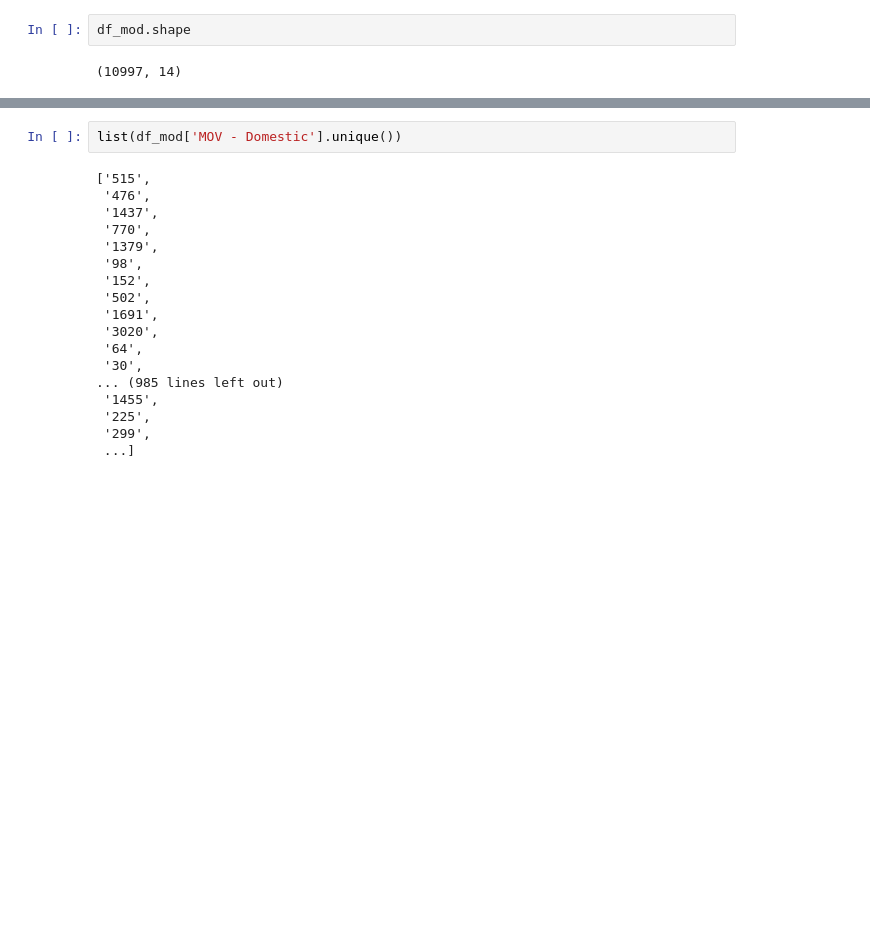
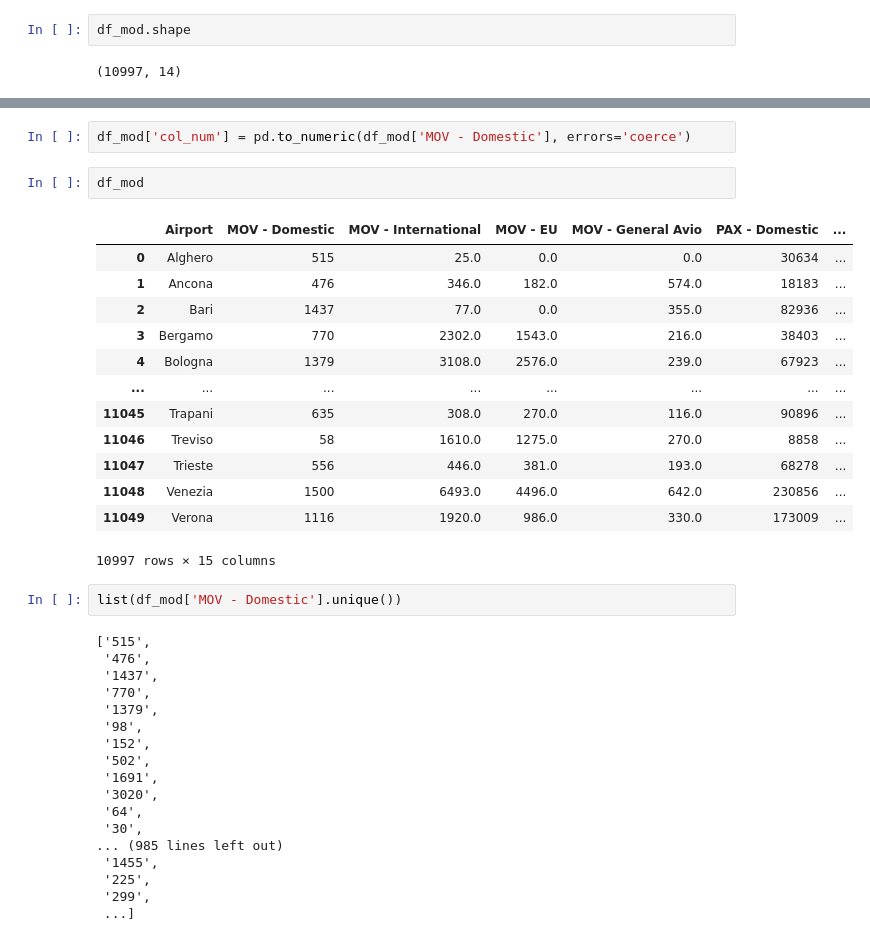
Before and after one commit to fedfioravanti/Italian_Airports, a Jupyter notebook: Italy_Airports_01_collection.ipynb, the cells around one changed output, grey strips where cells are left out. Drawn from its saved outputs; the diff is of its cells as text; blank space fills up the shorter version.

```diff
--- a/Italy_Airports_01_collection.ipynb
+++ b/Italy_Airports_01_collection.ipynb
@@ -498,3 +534,21 @@ df_mod.shape
+# %%
+df_mod['col_num'] = pd.to_numeric(df_mod['MOV - Domestic'], errors='coerce')
+# %%
+df_mod
+# %% [output]
+|  | Airport | MOV - Domestic | MOV - International | MOV - EU | MOV - General Avio | PAX - Domestic | ... |
+| 0 | Alghero | 515 | 25.0 | 0.0 | 0.0 | 30634 | ... |
+| 1 | Ancona | 476 | 346.0 | 182.0 | 574.0 | 18183 | ... |
+| 2 | Bari | 1437 | 77.0 | 0.0 | 355.0 | 82936 | ... |
+| 3 | Bergamo | 770 | 2302.0 | 1543.0 | 216.0 | 38403 | ... |
+| 4 | Bologna | 1379 | 3108.0 | 2576.0 | 239.0 | 67923 | ... |
+| ... | ... | ... | ... | ... | ... | ... | ... |
+| 11045 | Trapani | 635 | 308.0 | 270.0 | 116.0 | 90896 | ... |
+| 11046 | Treviso | 58 | 1610.0 | 1275.0 | 270.0 | 8858 | ... |
+| 11047 | Trieste | 556 | 446.0 | 381.0 | 193.0 | 68278 | ... |
+| 11048 | Venezia | 1500 | 6493.0 | 4496.0 | 642.0 | 230856 | ... |
+| 11049 | Verona | 1116 | 1920.0 | 986.0 | 330.0 | 173009 | ... |
+10997 rows × 15 columns
 # %%
 list(df_mod['MOV - Domestic'].unique())
 # %% [output]
```
Also changed, not shown: parts of 2 cells of this notebook.
